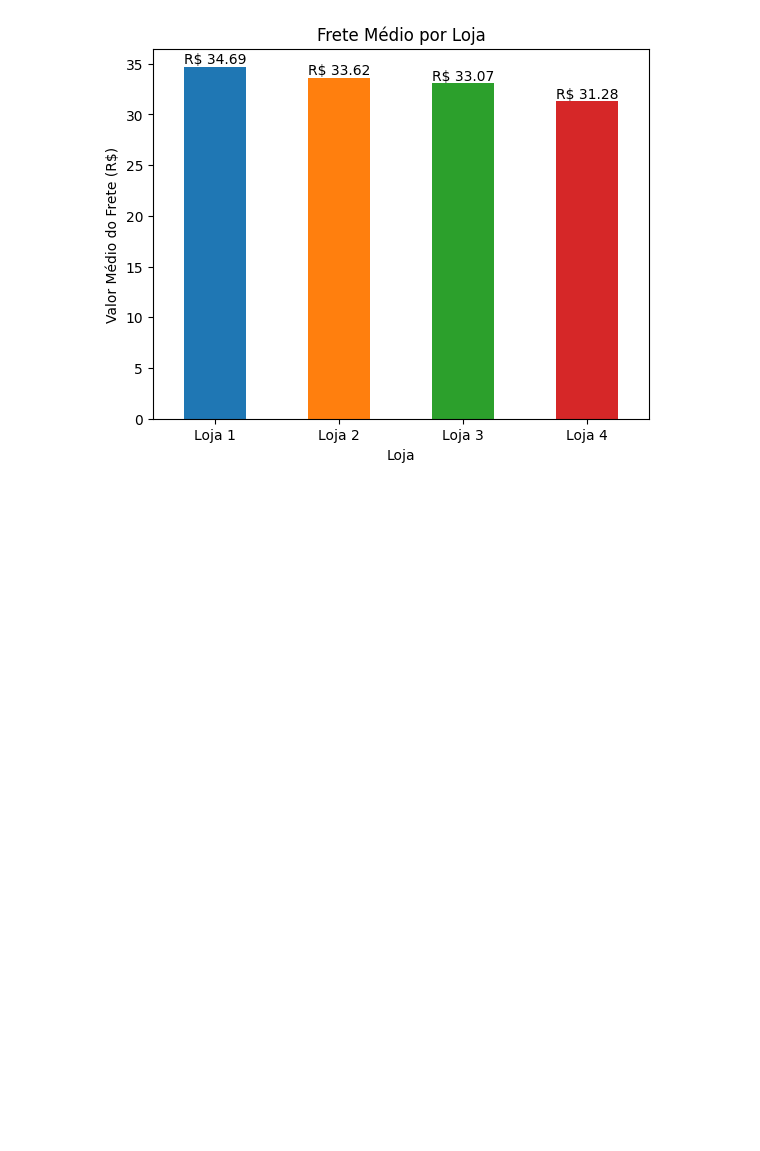
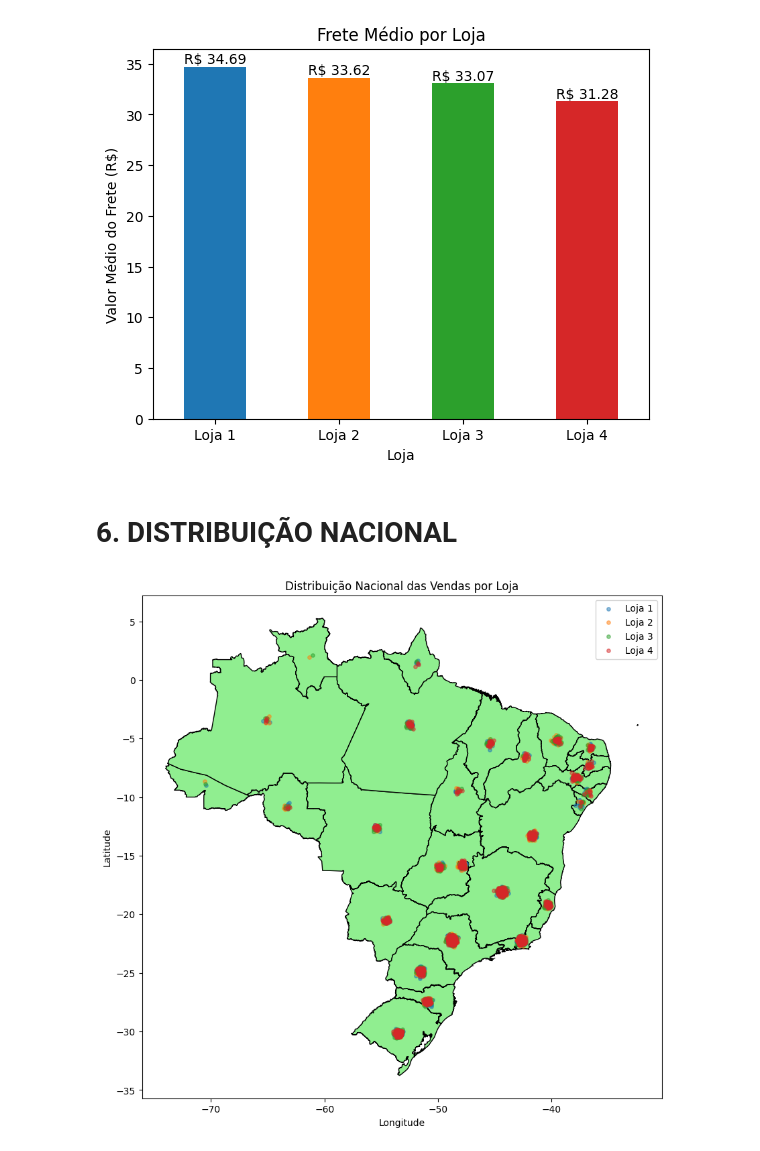
Before and after one commit to mateunix/Challenge_Alura_Store, a Jupyter notebook: AluraStoreBrasil.ipynb, the cells around one changed output. Saved outputs shown, nothing was run; the diff lists cells and outputs as text; code cells hidden in the pictures; blank space fills up the shorter version.

```diff
--- a/AluraStoreBrasil.ipynb
+++ b/AluraStoreBrasil.ipynb
@@ -186,3 +196,57 @@ for i, valor in enumerate(frete_medio):
 plt.show()
 # %% [output]
 [figure]
+# %% [markdown]
+# 6. DISTRIBUIÇÃO NACIONAL
+# %%
+# Carregar mapa do Brasil
+url_mapa = "https://raw.githubusercontent.com/codeforamerica/click_that_hood/master/public/data/brazil-states.geojson"
+brasil = gpd.read_file(url_mapa)
+# %%
+# Converter DataFrame para GeoDataFrame
+gdf_dados = gpd.GeoDataFrame(
+    dados,
+    geometry=gpd.points_from_xy(dados['lon'], dados['lat']),
+    crs="EPSG:4326"
+)
+# %%
+import numpy as np
+
+# Criar cópias com jitter
+gdf_dados['lat_jitter'] = gdf_dados['lat'] + np.random.normal(0, 0.15, size=len(gdf_dados))
+gdf_dados['lon_jitter'] = gdf_dados['lon'] + np.random.normal(0, 0.15, size=len(gdf_dados))
+
+fig, ax = plt.subplots(figsize=(10, 10))
+
+# Mapa do Brasil
+brasil.plot(
+    ax=ax,
+    color='lightgreen',
+    edgecolor='black'
+)
+
+cores = {
+    'Loja 1': 'tab:blue',
+    'Loja 2': 'tab:orange',
+    'Loja 3': 'tab:green',
+    'Loja 4': 'tab:red'
+}
+
+for loja, cor in cores.items():
+    subset = gdf_dados[gdf_dados['Loja'] == loja]
+    ax.scatter(
+        subset['lon_jitter'],
+        subset['lat_jitter'],
+        color=cor,
+        alpha=0.5,
+        s=15,
+        label=loja
+    )
+
+plt.title('Distribuição Nacional das Vendas por Loja')
+plt.xlabel('Longitude')
+plt.ylabel('Latitude')
+plt.legend()
+plt.show()
+# %% [output]
+[figure, added]
```
Also changed, not shown: parts of 2 cells of this notebook.
